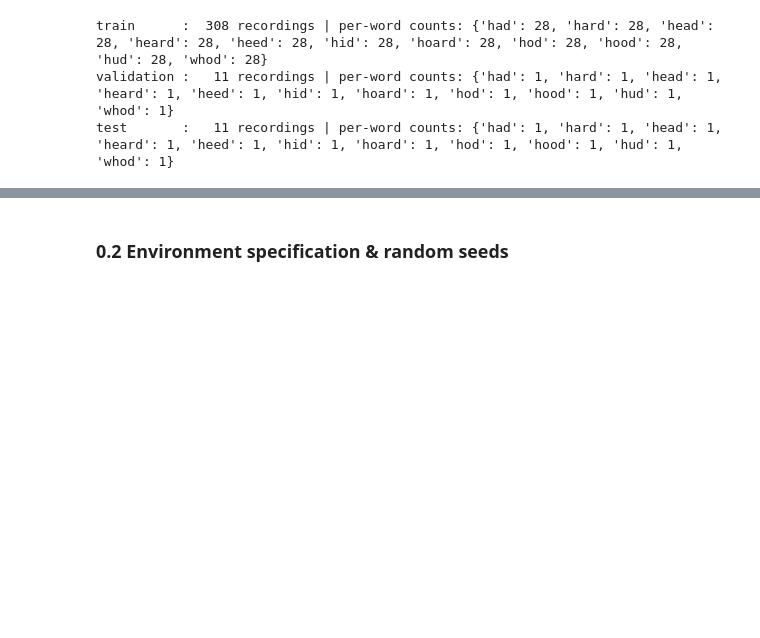
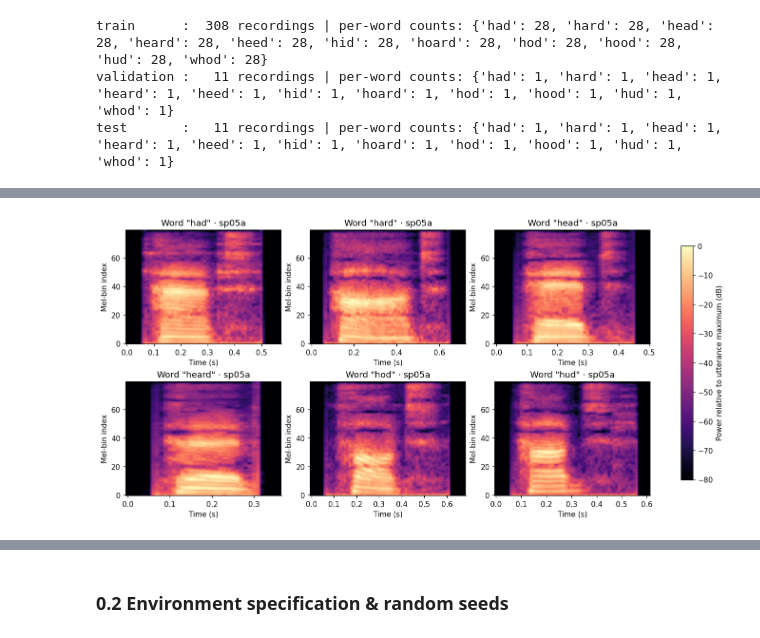
Before and after one commit to joela03/EEEM030-GroupAssignment2, a Jupyter notebook: EEEM030_GroupAssignment2.ipynb, the cells around one changed output, grey strips where cells are left out. Drawn from its saved outputs; the diff is of its cells as text; code cells hidden in the pictures; blank space fills up the shorter version.

```diff
--- a/EEEM030_GroupAssignment2.ipynb
+++ b/EEEM030_GroupAssignment2.ipynb
@@ -98,0 +175,16 @@ test       :   11 recordings | per-word counts: {'had': 1, 'hard': 1, 'head': 1,
+# %%
+# Six training examples; validation and test examples are not used for visual choices.
+fig, axes = plt.subplots(2, 3, figsize=(12, 5.8), layout='constrained')
+for nbr, ax in zip([0, 1, 2, 3, 7, 9], axes.flat):
+    record = next(r for r in records if r['word'] == all_words[nbr] and r['speaker'] == 'sp05a')
+    mel = log_mel_spectrogram(load_waveform(record['path']))
+    # With centred frames, frame centres are at t * hop / sample_rate.
+    half_hop = HOP_LENGTH / (2 * SAMPLE_RATE)
+    end = (mel.shape[1] - 1) * HOP_LENGTH / SAMPLE_RATE + half_hop
+    image = ax.imshow(mel.numpy(), origin='lower', aspect='auto', cmap='magma',
+                      vmin=-80, vmax=0, extent=(-half_hop, end, -0.5, N_MELS - 0.5))
+    ax.set(title=f'Word "{all_words[nbr]}" · sp05a', xlabel='Time (s)', ylabel='Mel-bin index')
+fig.colorbar(image, ax=axes, label='Power relative to utterance maximum (dB)', shrink=0.88)
+plt.show()
+# %% [output]
+[figure, added]
```
Also changed, not shown: parts of 10 cells of this notebook.
